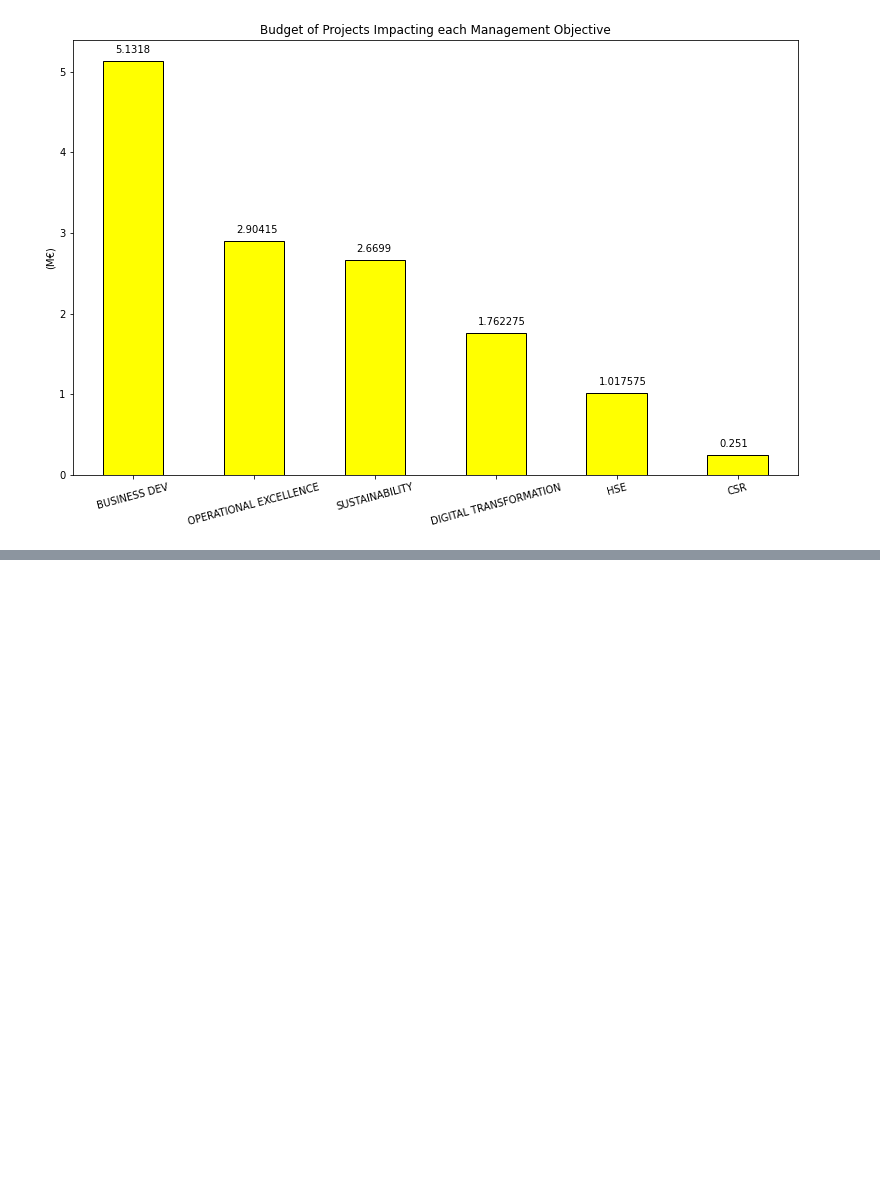
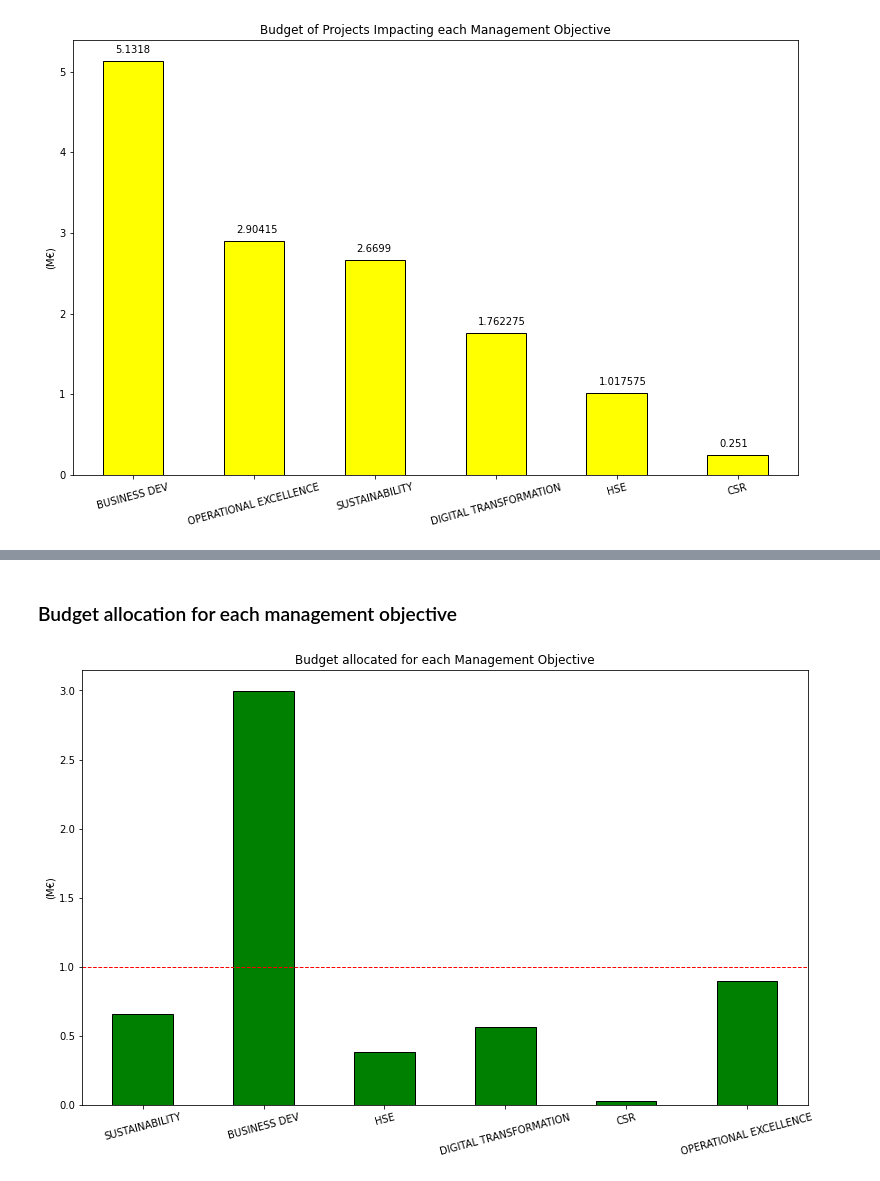
Before and after one commit to lordAaron0121/Supply-Chain-Optimization, a Jupyter notebook: Budget Planning Automation/Automate budget planning .ipynb, the cells around one changed output, grey strips where cells are left out. Saved outputs shown, nothing was run; the diff lists cells and outputs as text; code cells hidden in the pictures; blank space fills up the shorter version.

```diff
--- a/Budget Planning Automation/Automate budget planning .ipynb
+++ b/Budget Planning Automation/Automate budget planning .ipynb
@@ -125,0 +231,18 @@ plt.show()
+# %% [markdown]
+### Budget allocation for each management objective
+# %%
+OBJ = ['SUSTAINABILITY', 'BUSINESS DEV', 'HSE', 'DIGITAL TRANSFORMATION',
+       'CSR', 'OPERATIONAL EXCELLENCE']
+df_obj = df_result.copy()
+for COL in OBJ:
+    df_obj[COL] = df_obj[COL] * df_obj['TOTAL']
+df_obj = pd.DataFrame(df_obj[OBJ].sum(axis = 0)/1E6)
+df_obj.columns = ['BUDGET']
+ax = df_obj.plot.bar(figsize=(13, 8), edgecolor='black', y='BUDGET', color = 'green', legend= False)
+plt.xticks(rotation = 15)
+plt.ylabel('(M€)')
+plt.title('Budget allocated for each Management Objective'.format(len(df_p)))
+ax.axhline(1 , color="red", linestyle="--", linewidth = 1.0)
+plt.show()
+# %% [output]
+[figure, added]
```
Also changed, not shown: parts of 20 cells of this notebook.
